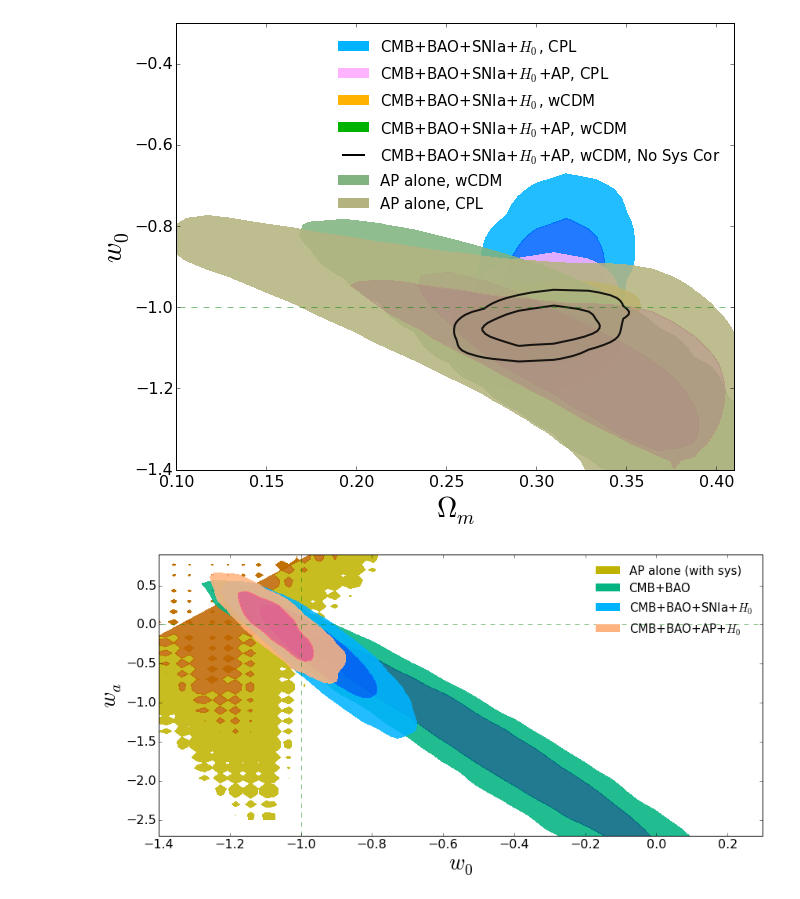
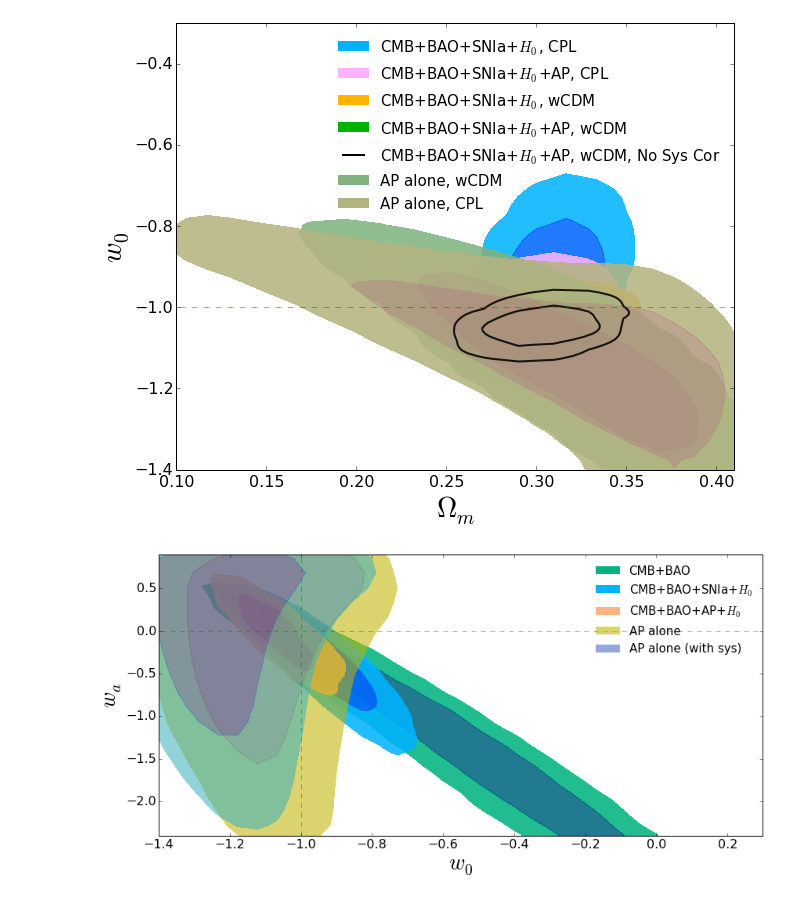
Before and after one commit to xiaodongli1986/2PCF_AP, a Jupyter notebook: 6.Plot_Contour_VIP_Tests.ipynb, the cells around one changed output. Cells and saved outputs as stored; diff of their text form; code cells hidden in the pictures.

```diff
--- a/6.Plot_Contour_VIP_Tests.ipynb
+++ b/6.Plot_Contour_VIP_Tests.ipynb
@@ -450,25 +450,7 @@ if False:
     cnt = array([cnt[1], cnt[0],cnt[0]/2,] )
     rlt1 = ax.contourf(X,Y,pts,cnt, colors=[[0.75,0.7,0.],[0.75,0.4,0.]], alpha=0.87, linewidths=2,)
     ax.plot([-100,-100],[-100,-100], c= [0.75,0.7,0.], label='AP alone (fix $\Omega_m=0.31$)', lw=10)
-if False:
-    file1 = cosmomcdir+'plot_data/base_w_wa_AP___om0.2600_w-1.0000'
-    pts = np.loadtxt(file1+'_2D_4_3')
-    X = Xfromdata(np.loadtxt(file1+'_p3.dat'))
-    Y = Xfromdata(np.loadtxt(file1+'_p4.dat'))
-    cnt = np.loadtxt(file1+'_2D_4_3_cont')
-    cnt = array([cnt[1], cnt[0],cnt[0]/2,] )
-    rlt1 = ax.contourf(X,Y,pts,cnt, colors=[[0.75,0.7,0.],[0.75,0.4,0.]], alpha=0.87, linewidths=2,)
-    ax.plot([-100,-100],[-100,-100], c= [0.75,0.7,0.], label='AP alone', lw=10)
 
-if True:
-    file1 = cosmomcdir+'plot_data/base_w_wa_AP___base1omws_om0.2600_w-1.0000_nosyscor_1'
-    pts = np.loadtxt(file1+'_2D_4_3')
-    X = Xfromdata(np.loadtxt(file1+'_p3.dat'))
-    Y = Xfromdata(np.loadtxt(file1+'_p4.dat'))
-    cnt = np.loadtxt(file1+'_2D_4_3_cont')
-    cnt = array([cnt[1], cnt[0],cnt[0]/2,] )
-    rlt1 = ax.contourf(X,Y,pts,cnt, colors=[[0.75,0.7,0.],[0.75,0.4,0.]], alpha=0.87, linewidths=2,)
-    ax.plot([-100,-100],[-100,-100], c= [0.75,0.7,0.], label='AP alone (with sys)', lw=10)
 
 # CMB+BAO
 if True:
@@ -537,32 +519,51 @@ if True:
     rlt1 = ax.contourf(X,Y,pts,cnt, colors=[[1,0.7,0.5],[1,0.4,0.5]], alpha=0.87, linewidths=2,)
     ax.plot([-100,-100],[-100,-100], c= [1,0.7,0.5], label='CMB+BAO+AP+$H_0$', lw=10)
 
 ## CMB+BAO+SNIa+AP+H0
 if False:
     file1 = cosmomcdir+'plot_data/base_w_wa_plikHM_TTTEEE_lowTEB_BAO_H070p6_JLA___base1omws_om0.2600_w-1.0000'
     pts = np.loadtxt(file1+'_2D_4_3')
     X = Xfromdata(np.loadtxt(file1+'_p3.dat'))
     Y = Xfromdata(np.loadtxt(file1+'_p4.dat'))
     cnt = np.loadtxt(file1+'_2D_4_3_cont')
     cnt = array([cnt[1], cnt[0],cnt[0]/2,] )
     rlt2 = ax.contourf(X,Y,pts,cnt,  colors=[[1,0.7,1],[1,0.4,1]],  alpha=0.87,
                       linewidths=2, linestyles='-')
     ax.plot([-100,-100],[-100,-100], c= [1,0.7,1], label='CMB+BAO+SNIa+AP+$H_0$', lw=10)
 
+if True:
+    file1 = cosmomcdir+'plot_data/base_w_wa_AP___om0.2600_w-1.0000'
+    pts = np.loadtxt(file1+'_2D_4_3')
+    X = Xfromdata(np.loadtxt(file1+'_p3.dat'))
+    Y = Xfromdata(np.loadtxt(file1+'_p4.dat'))
+    cnt = np.loadtxt(file1+'_2D_4_3_cont')
+    cnt = array([cnt[1], cnt[0],cnt[0]/2,] )
+    rlt1 = ax.contourf(X,Y,pts,cnt, colors=[[0.75,0.7,0.],[0.75,0.4,0.]], alpha=0.57, linewidths=2,)
+    ax.plot([-100,-100],[-100,-100], c= [0.75,0.7,0.], alpha=0.57, label='AP alone', lw=10)
+
+if True:
+    file1 = cosmomcdir+'plot_data/base_w_wa_AP___base1omws_om0.2600_w-1.0000_nosyscor_2'
+    pts = np.loadtxt(file1+'_2D_4_3')
+    X = Xfromdata(np.loadtxt(file1+'_p3.dat'))
+    Y = Xfromdata(np.loadtxt(file1+'_p4.dat'))
+    cnt = np.loadtxt(file1+'_2D_4_3_cont')
+    cnt = array([cnt[1], cnt[0],cnt[0]/2,] )
+    rlt1 = ax.contourf(X,Y,pts,cnt, colors=[[0.25,0.7,0.75],[0.25,0.4,0.75]], alpha=0.57, linewidths=2,)
+    ax.plot([-100,-100],[-100,-100], c= [0.25,0.4,0.75], alpha=0.57, label='AP alone (with sys)', lw=10)
 
 
 ax.legend(frameon=False, fontsize=15, loc='upper right')
 #ax.scatter([-1],[0], marker='+', linewidth=3, s=150, c='g')
 ax.plot([-2,2],[0,0], linewidth=0.5, ls='--', c='g')
 ax.plot([-1,-1],[-5,5], linewidth=0.5, ls='--', c='g')
 #ax.grid();
 ax.set_xlabel('$w_0$', fontsize=28)
 ax.set_ylabel('$w_a$', fontsize=28)
 #ax.set_xlim(-1.35, -0.45); ax.set_ylim(-2.1,0.9)
 #ax.set_xlim(-1.4, -0.3); ax.set_ylim(-2.5,0.9)
-ax.set_xlim(-1.4,  0.3); ax.set_ylim(-2.7,0.9)
+ax.set_xlim(-1.4,  0.3); ax.set_ylim(-2.4,0.9)
 fig.tight_layout()
 #fig.savefig('./Draft/figCPL_b_BAOSNIaAP.'+figformat, format=figformat)
 #fig.savefig('./Draft/figCPL_b.'+figformat, format=figformat)
 # %% [output]
-[figure, old version]
+[figure, new version]
```
Also changed, not shown: parts of 1 cell of this notebook, 4 other files.
